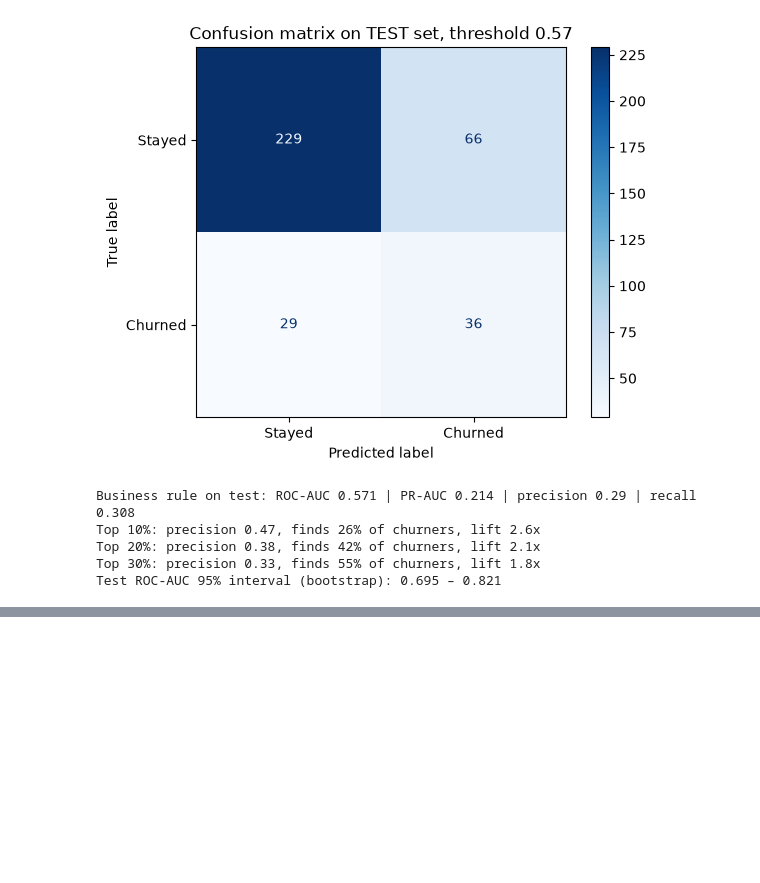
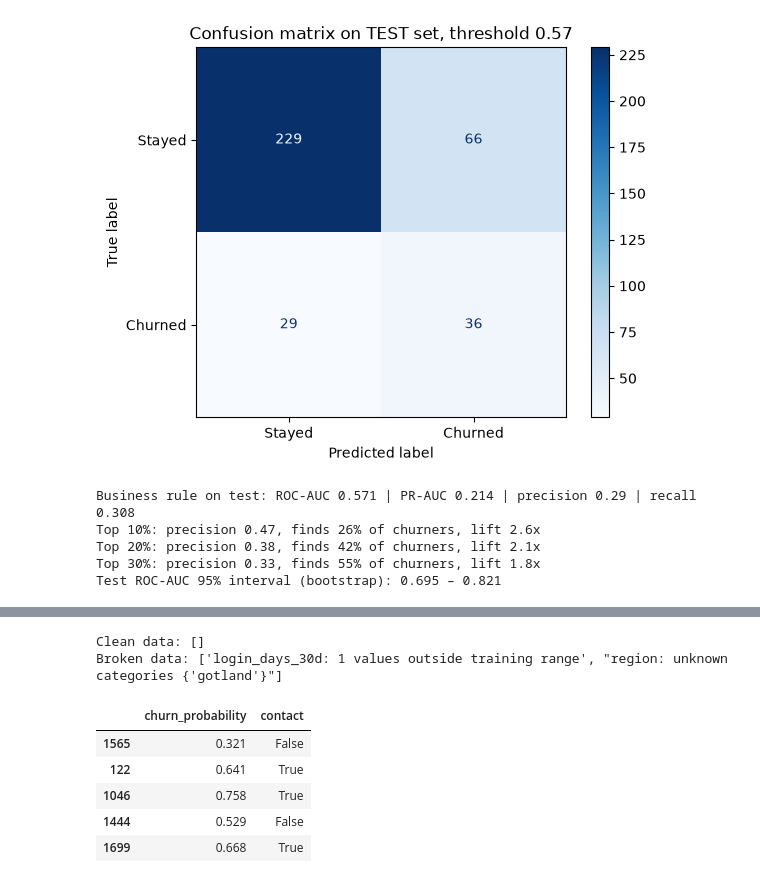
Before and after one commit to mineterkan/customer-churn-prediction, a Jupyter notebook: notebooks/churn_analysis.ipynb, the cells around one changed output, grey strips where cells are left out. Saved outputs shown, nothing was run; the diff lists cells and outputs as text; code cells hidden in the pictures; blank space fills up the shorter version.

Commit message:
Save final pipeline, metadata and input validation

```diff
--- a/notebooks/churn_analysis.ipynb
+++ b/notebooks/churn_analysis.ipynb
@@ -1119,0 +1120,32 @@ Test ROC-AUC 95% interval (bootstrap): 0.695 – 0.821
+# %%
+import joblib, json, sys, platform
+from datetime import date
+import sklearn
+
+# Production model: same recipe, retrained on ALL 1,800 customers now that evaluation is done
+production_model = make_final_model().fit(pd.concat([X_train_final, X_test_final]),
+                                           pd.concat([y_train, y_test]))
+joblib.dump(production_model, "../models/churn_pipeline.joblib")
+
+metadata = {
+    "model": "LogisticRegression(class_weight='balanced') in sklearn Pipeline",
+    "trained_on": "1,800 customers, snapshot 2026-08-01",
+    "trained_date": str(date.today()),
+    "decision_threshold": round(THRESHOLD, 4),
+    "cv_roc_auc": 0.752, "cv_pr_auc": 0.422,
+    "test_roc_auc": round(roc_auc_score(y_test, test_proba), 3),
+    "test_pr_auc": round(average_precision_score(y_test, test_proba), 3),
+    "excluded_columns": DROP_COLS + ["age"],
+    "input_schema": {
+        "numeric": {c: {"dtype": "float",
+                        "min": float(X[c].min()), "max": float(X[c].max())}
+                    for c in FINAL_NUM_COLS},
+        "categorical": {c: sorted(X[c].dropna().unique().tolist()) for c in CAT_COLS},
+    },
+    "versions": {"python": sys.version.split()[0], "platform": platform.platform(),
+                 "scikit-learn": sklearn.__version__, "pandas": pd.__version__,
+                 "numpy": np.__version__},
+}
+with open("../models/model_metadata.json", "w") as f:
+    json.dump(metadata, f, indent=2)
+print(json.dumps(metadata["input_schema"]["categorical"], indent=2))
@@ -1119,0 +1170,46 @@ Test ROC-AUC 95% interval (bootstrap): 0.695 – 0.821
+# %%
+def validate_input(new_df, schema=metadata["input_schema"]):
+    """Return a list of problems found in new data before it is scored."""
+    problems = []
+    required = list(schema["numeric"]) + list(schema["categorical"])
+    missing_cols = [c for c in required if c not in new_df.columns]
+    if missing_cols:
+        return [f"Missing columns: {missing_cols}"]
+    for col, rule in schema["numeric"].items():
+        values = pd.to_numeric(new_df[col], errors="coerce")
+        if values.isna().mean() > 0.2:
+            problems.append(f"{col}: more than 20% missing or non-numeric")
+        out_of_range = ((values < rule["min"]) | (values > rule["max"])).sum()
+        if out_of_range:
+            problems.append(f"{col}: {out_of_range} values outside training range")
+    for col, allowed in schema["categorical"].items():
+        unknown = set(new_df[col].dropna()) - set(allowed)
+        if unknown:
+            problems.append(f"{col}: unknown categories {unknown}")
+    return problems
+
+print("Clean data:", validate_input(X_test_final))
+
+bad = X_test_final.head(5).copy()
+bad.loc[bad.index[0], "login_days_30d"] = 45        # impossible: more than 30 days
+bad.loc[bad.index[1], "region"] = "gotland"         # region never seen in training
+print("Broken data:", validate_input(bad))
+# %% [output]
+Clean data: []
+Broken data: ['login_days_30d: 1 values outside training range', "region: unknown categories {'gotland'}"]
+# %%
+loaded = joblib.load("../models/churn_pipeline.joblib")
+with open("../models/model_metadata.json") as f:
+    loaded_meta = json.load(f)
+
+example = X_test_final.head(5)
+scores = loaded.predict_proba(example)[:, 1]
+pd.DataFrame({"churn_probability": scores.round(3),
+              "contact": scores >= loaded_meta["decision_threshold"]}, index=example.index)
+# %% [output]
+|  | churn_probability | contact |
+| 1565 | 0.321 | False |
+| 122 | 0.641 | True |
+| 1046 | 0.758 | True |
+| 1444 | 0.529 | False |
+| 1699 | 0.668 | True |
```
Also changed, not shown: parts of 3 cells of this notebook, 2 other files.
